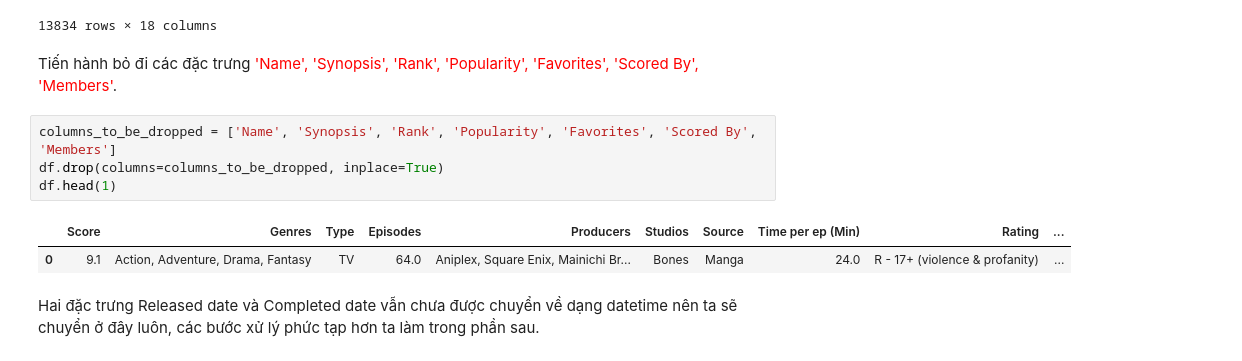
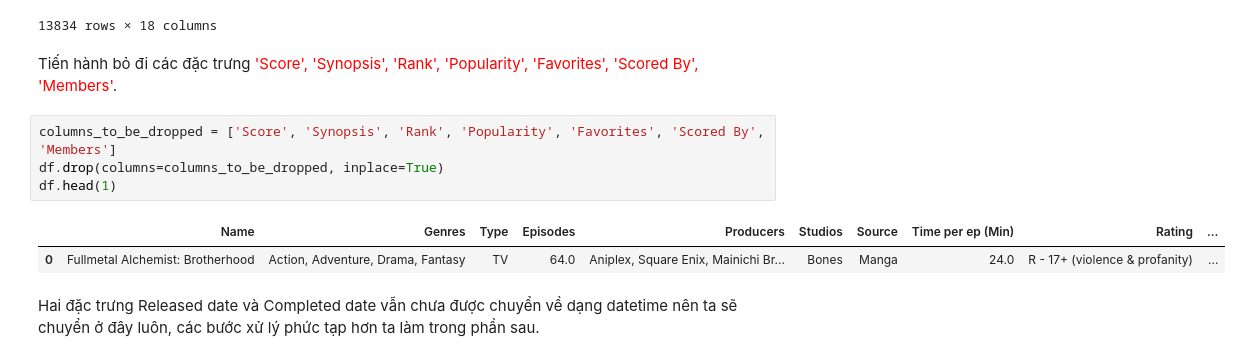
Before and after one commit to MinhHung7/Final_Project_DataScienceProgramming, a Jupyter notebook: Question_and_Answer/model_1.ipynb, the cells around one changed output. Cells and saved outputs as stored; diff of their text form.

```diff
--- a/Question_and_Answer/model_1.ipynb
+++ b/Question_and_Answer/model_1.ipynb
@@ -83,14 +79,14 @@ None
 | 13833 | Tenkuu Danzai Skelter+Heaven | 1.85 | Sci-Fi | When a mysterious entity suddenly... | OVA | 1.0 | Idea Factory, Cospa | Minami Machi Bugyousho | Game | ... |
 13834 rows × 18 columns
 # %% [markdown]
-Tiến hành bỏ đi các đặc trưng <span style="color: red;">'Name', 'Synopsis', 'Rank', 'Popularity', 'Favorites', 'Scored By', 'Members'</span>.
+Tiến hành bỏ đi các đặc trưng <span style="color: red;">'Score', 'Synopsis', 'Rank', 'Popularity', 'Favorites', 'Scored By', 'Members'</span>.
 # %%
-columns_to_be_dropped = ['Name', 'Synopsis', 'Rank', 'Popularity', 'Favorites', 'Scored By', 'Members']
+columns_to_be_dropped = ['Score', 'Synopsis', 'Rank', 'Popularity', 'Favorites', 'Scored By', 'Members']
 df.drop(columns=columns_to_be_dropped, inplace=True)
 df.head(1)
 # %% [output]
-|  | Score | Genres | Type | Episodes | Producers | Studios | Source | Time per ep (Min) | Rating | ... |
-| 0 | 9.1 | Action, Adventure, Drama, Fantasy | TV | 64.0 | Aniplex, Square Enix, Mainichi Br... | Bones | Manga | 24.0 | R - 17+ (violence & profanity) | ... |
+|  | Name | Genres | Type | Episodes | Producers | Studios | Source | Time per ep (Min) | Rating | ... |
+| 0 | Fullmetal Alchemist: Brotherhood | Action, Adventure, Drama, Fantasy | TV | 64.0 | Aniplex, Square Enix, Mainichi Br... | Bones | Manga | 24.0 | R - 17+ (violence & profanity) | ... |
 # %% [markdown]
 Hai đặc trưng Released date và Completed date vẫn chưa được chuyển về dạng datetime nên ta sẽ chuyển ở đây luôn, các bước xử lý phức tạp hơn ta làm trong phần sau.
 # %%
```
Also changed, not shown: parts of 38 cells of this notebook.
